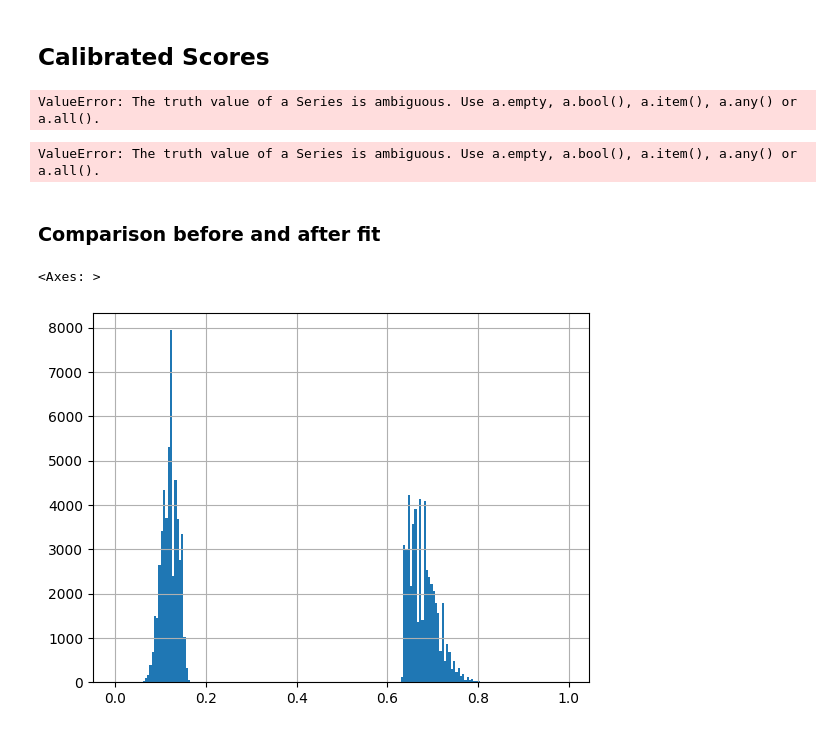
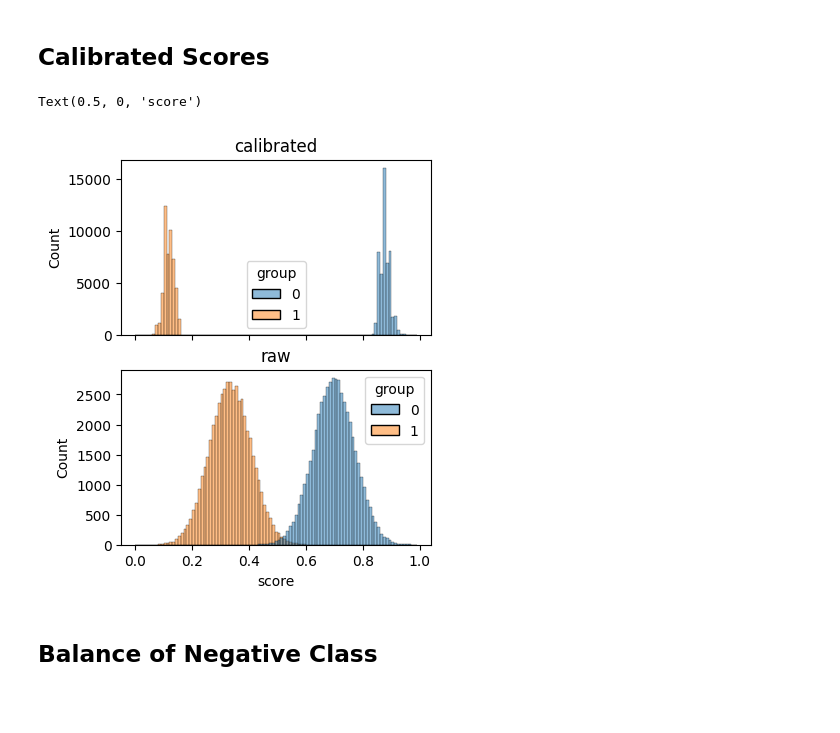
Before and after one commit to aloosley/faim, a Jupyter notebook: notebooks/fairlearn-api.ipynb, the cells around one changed output. Saved outputs shown, nothing was run; the diff lists cells and outputs as text; code cells hidden in the pictures; blank space fills up the shorter version.

```diff
--- a/notebooks/fairlearn-api.ipynb
+++ b/notebooks/fairlearn-api.ipynb
@@ -74,19 +83,14 @@ thetas = [1, 0, 0]
 # %%
 from faim.fairlearn_api import FAIM
 
-score_discretization_step = 0.005
-faim = FAIM(thetas=thetas, score_discretization_step=score_discretization_step)
+score_discretization_step = 0.01
+faim_calibrated = FAIM(thetas=thetas, score_discretization_step=score_discretization_step)
 # %%
-faim.fit(
+faim_calibrated.fit(
     y_scores=y_scores,
     y_ground_truth=y_ground_truth,
     sensitive_features=sensitive_features
 )
+synthetic_data_from_paper["calibrated_scores"] = faim_calibrated.predict(
+    y_scores=y_scores, sensitive_features=sensitive_features
+)
-# %%
-faim._get_discrete_score_values(y_scores)
-# %% [output]
-ValueError: The truth value of a Series is ambiguous. Use a.empty, a.bool(), a.item(), a.any() or a.all().
-# %%
-synthetic_data_from_paper["normalized_discrete_scores"] = faim._get_discrete_score_values(y_scores)
-# %% [output]
-ValueError: The truth value of a Series is ambiguous. Use a.empty, a.bool(), a.item(), a.any() or a.all().
@@ -95,7 +97,19 @@ fair_scores = faim.predict(y_scores=y_scores, sensitive_features=sensitive_featu
-# %% [markdown]
-### Comparison before and after fit
-# %%
-pd.Series(fair_scores, name="fair_score").hist(bins=faim.normalized_discrete_score_values)
-# %% [output]
-<Axes: >
-[figure, removed]
+# %%
+fig, (ax1, ax2) = plt.subplots(2, 1, figsize=(4, 5), sharex=True)
+
+sns.histplot(
+    data=synthetic_data_from_paper, x="calibrated_scores", hue="group", bins=faim_calibrated.discrete_score_bins,
+    ax=ax1
+)
+sns.histplot(
+    data=synthetic_data_from_paper, x="normalized_discrete_scores", hue="group", bins=faim_calibrated.discrete_score_bins,
+    ax=ax2
+)
+ax1.set_title("calibrated")
+ax2.set_title("raw")
+ax2.set_xlabel("score")
+# %% [output]
+Text(0.5, 0, 'score')
+[figure, added]
+# %% [markdown]
+## Balance of Negative Class
```
Also changed, not shown: parts of 11 cells of this notebook.
